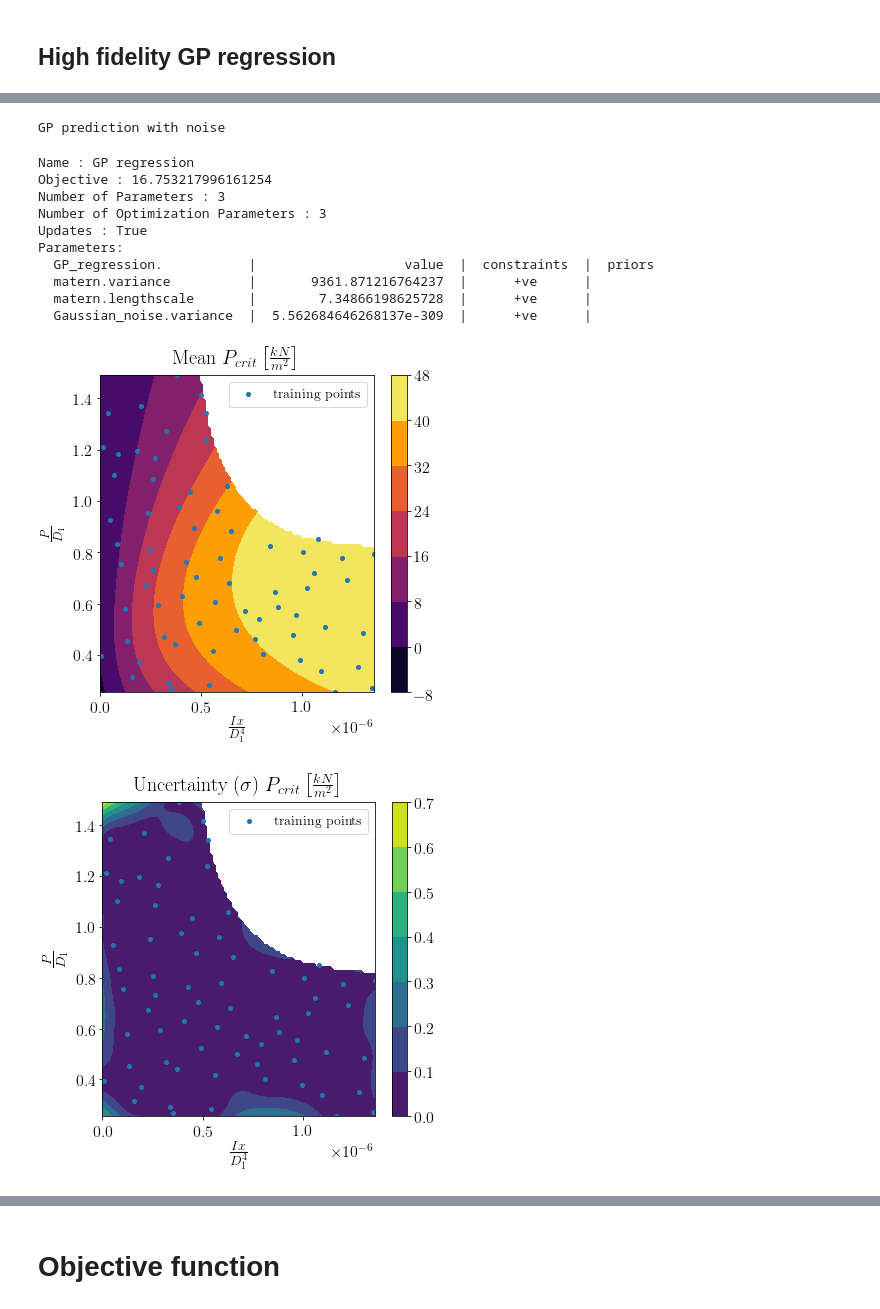
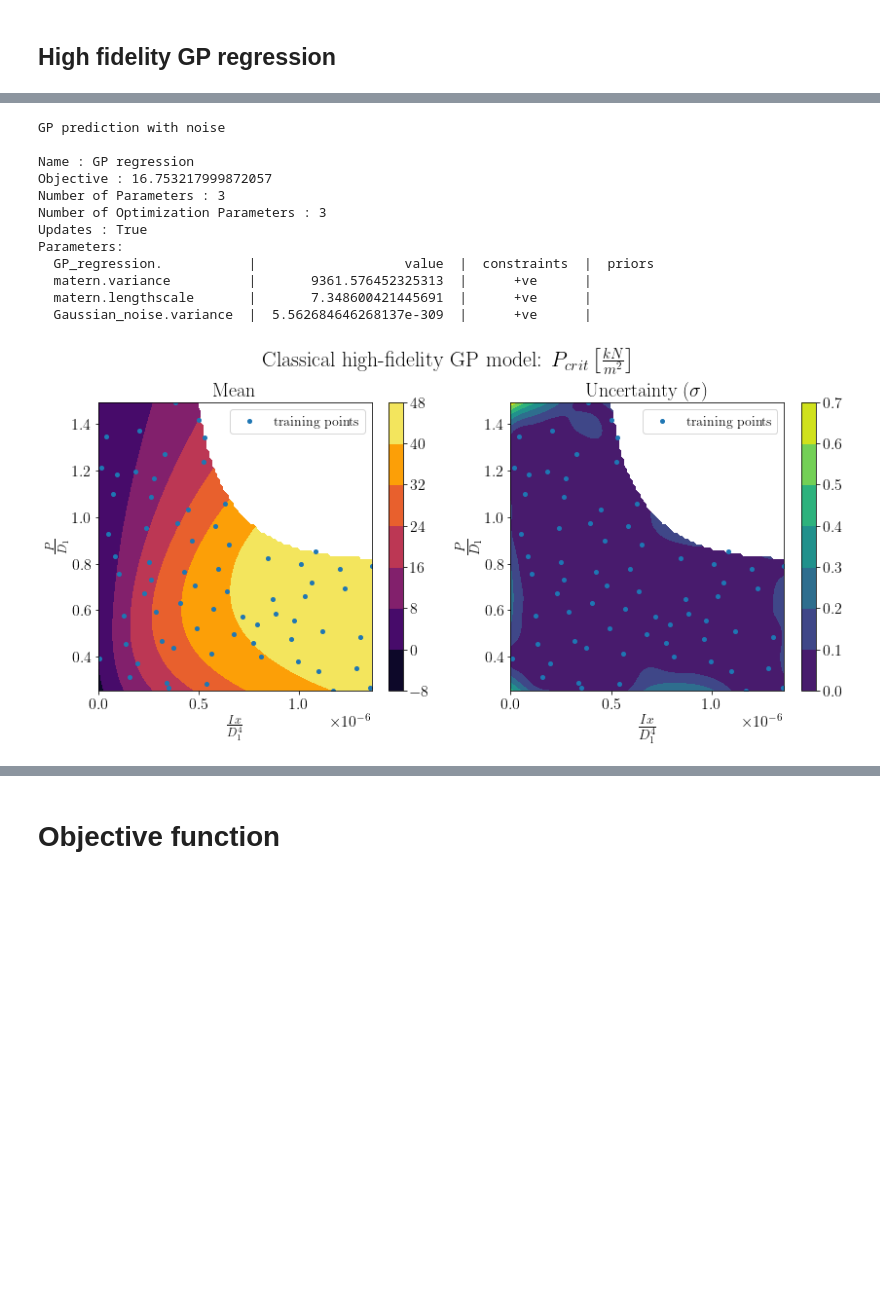
Before and after one commit to bessagroup/SQGP_SI, a Jupyter notebook: 7_Metamaterial_with_QGP.ipynb, the cells around one changed output, grey strips where cells are left out. Saved outputs shown, nothing was run; the diff lists cells and outputs as text; code cells hidden in the pictures; blank space fills up the shorter version.

```diff
--- a/7_Metamaterial_with_QGP.ipynb
+++ b/7_Metamaterial_with_QGP.ipynb
@@ -202,26 +158,23 @@ Updates: True
 # %%
 from QGP_metamaterial_postproc import plot_GP_2d
 
 plot_GP_2d(X, Xnew_scaled, m, x, y, idx_class = idx_not_classified,
             xlab  = r'$\frac{Ix}{D_1^4}$',
             ylab = r'$\frac{P}{D_1}$',
-            #title = '$P_{crit}$' ,
-           #suptitle = 'Classical high-fidelity GP model: $P_{crit}\\left[\\frac{kN}{m^2}\\right]$' ,
-           suptitle = '$P_{crit}\\left[\\frac{kN}{m^2}\\right]$',
-          split_plots = True)
-          #savepath = '/home/gawel/presentation_figs/PNGs/P_hf_GP')
+           suptitle = 'Classical high-fidelity GP model: $P_{crit}\\left[\\frac{kN}{m^2}\\right]$',
+          split_plots = False)
 # %% [output]
 GP prediction with noise
+
+Name : GP regression
+Objective : 16.753217999872057
+Number of Parameters : 3
+Number of Optimization Parameters : 3
+Updates : True
+Parameters:
+  GP_regression.           |                   value  |  constraints  |  priors
+  matern.variance          |       9361.576452325313  |      +ve      |
+  matern.lengthscale       |       7.348600421445691  |      +ve      |
+  Gaussian_noise.variance  |  5.562684646268137e-309  |      +ve      |
-Name : GP regression
-Objective : 16.753217996161254
-Number of Parameters : 3
-Number of Optimization Parameters : 3
-Updates : True
-Parameters:
-  GP_regression.           |                   value  |  constraints  |  priors
-  matern.variance          |       9361.871216764237  |      +ve      |
-  matern.lengthscale       |        7.34866198625728  |      +ve      |
-  Gaussian_noise.variance  |  5.562684646268137e-309  |      +ve      |
-[figure, old version]
+[figure, new version]
-[figure, removed]
 # %% [markdown]
```
Also changed, not shown: parts of 139 cells of this notebook, 3 other files.
